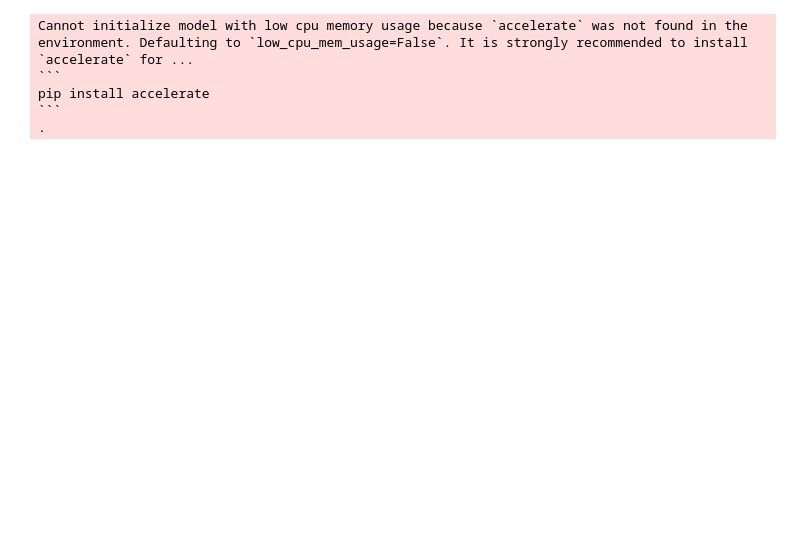
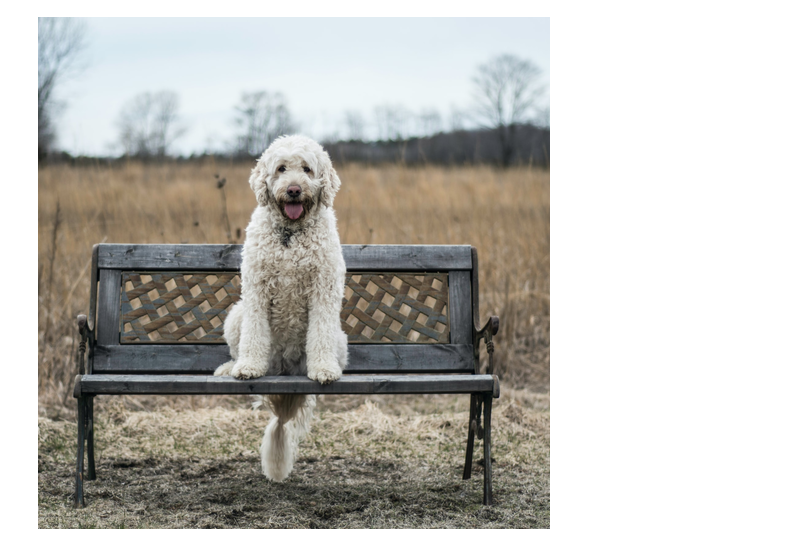
Before and after one commit to bacicrajko/huggingfaceplayground, a Jupyter notebook: stabledifusionxlinpaint.ipynb, the cells around one changed output. Drawn from its saved outputs; the diff is of its cells as text; code cells hidden in the pictures; blank space fills up the shorter version.

````diff
--- a/stabledifusionxlinpaint.ipynb
+++ b/stabledifusionxlinpaint.ipynb
@@ -16,13 +39,7 @@ AttributeError: module 'torch.backends.cuda' has no attribute 'is_available'
 # %%
 base = StableDiffusionXLInpaintPipeline.from_pretrained(
-    "stabilityai/stable-diffusion-xl-base-1.0", torch_dtype=torch.float16, variant="fp16", use_safetensors=True
+    "runwayml/stable-diffusion-v1-5", torch_dtype=torch.float16, variant="fp16", use_safetensors=True
 ).to(device)
-# %% [output]
-Cannot initialize model with low cpu memory usage because `accelerate` was not found in the environment. Defaulting to `low_cpu_mem_usage=False`. It is strongly recommended to install `accelerate` for ...
-```
-pip install accelerate
-```
-.
 # %%
 refiner = StableDiffusionXLInpaintPipeline.from_pretrained(
     "stabilityai/stable-diffusion-xl-refiner-1.0",
@@ -37,3 +54,7 @@ img_url = "https://raw.githubusercontent.com/CompVis/latent-diffusion/main/data/
 mask_url = "https://raw.githubusercontent.com/CompVis/latent-diffusion/main/data/inpainting_examples/overture-creations-5sI6fQgYIuo_mask.png"
 init_image = load_image(img_url)
 mask_image = load_image(mask_url)
+# %%
+init_image
+# %% [output]
+[figure, added]
````
Also changed, not shown: parts of 4 cells of this notebook, 5 other files.
